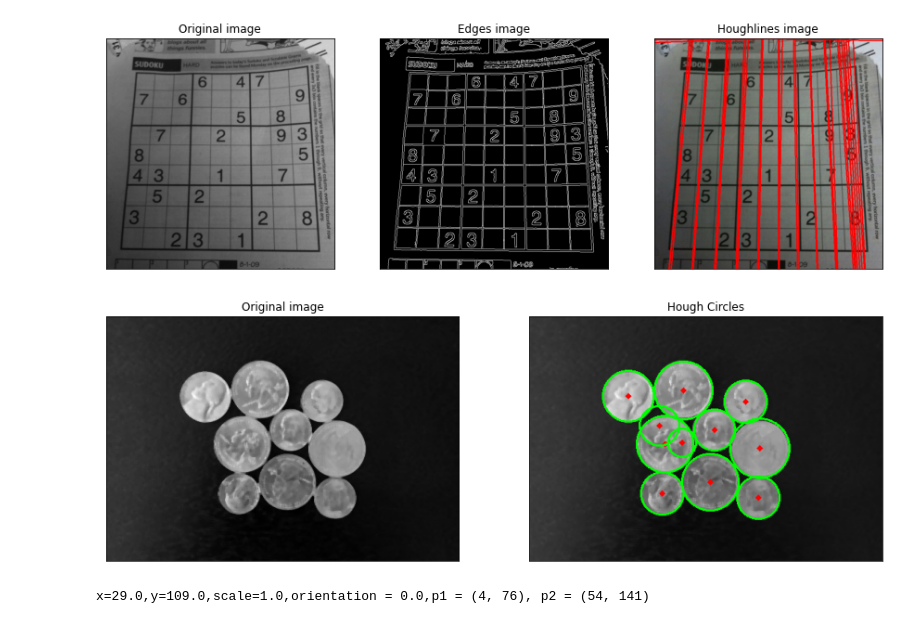
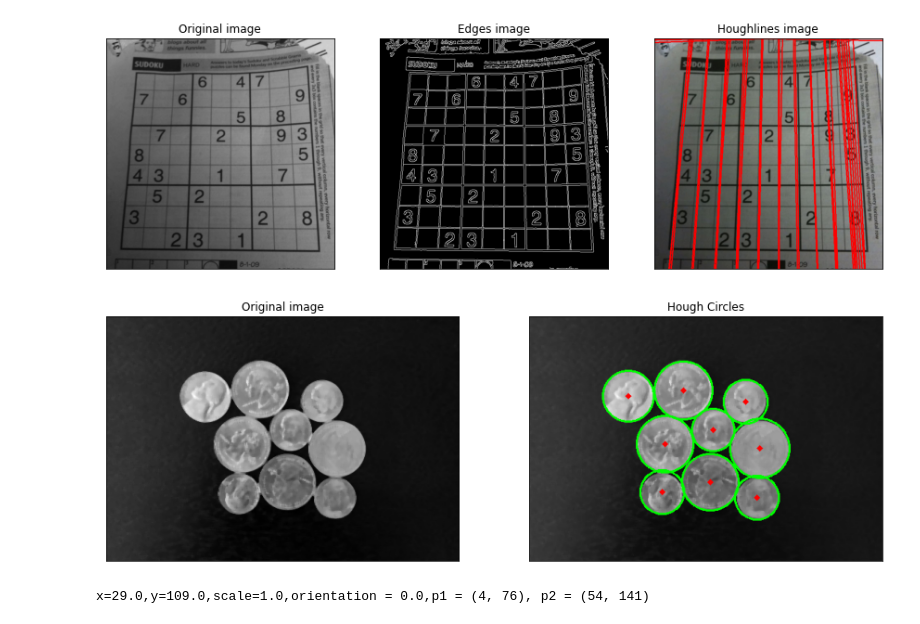
Before and after one commit to induwarasenadheera/EN2550---Fundamental-of-Image-Processing, a Jupyter notebook: Lecture 6.ipynb, the cells around one changed output. Drawn from its saved outputs; the diff is of its cells as text; code cells hidden in the pictures.

```diff
--- a/Lecture 6.ipynb
+++ b/Lecture 6.ipynb
@@ -40,30 +40,30 @@ plt.show()
 # %%
 # Question 02
 import cv2 as cv
 import numpy as np
 import matplotlib.pyplot as plt
 img = cv.imread(r'.\Images\coins.jpg',0)
 img = cv.medianBlur(img,5)
 cimg = cv.cvtColor(img,cv.COLOR_GRAY2BGR)
 circles = cv.HoughCircles(img,cv.HOUGH_GRADIENT,1,20,
-                            param1=150,param2=20,minRadius=20,maxRadius=50)
+                            param1=150,param2=20,minRadius=30,maxRadius=50)
 circles = np.uint16(np.around(circles))
 for i in circles[0,:]:
     # draw the outer circle
     cv.circle(cimg,(i[0],i[1]),i[2],(0,255,0),2)
     # draw the center of the circle
     cv.circle(cimg,(i[0],i[1]),2,(0,0,255),3)
 
 fig, ax = plt.subplots(1,2, figsize = (15,15))
 ax[0].imshow(img,"gray")
 ax[0].set_title('Original image')
 ax[0].set_xticks([]), ax[0].set_yticks([])
 ax[1].imshow(cv.cvtColor(cimg, cv.COLOR_BGR2RGB))
 ax[1].set_title('Hough Circles')
 ax[1].set_xticks([]), ax[1].set_yticks([])
 plt.show()
 # %% [output]
-[figure, old version]
+[figure, new version]
 # %%
 # Question 03
 import cv2 as cv
```
Also changed, not shown: parts of 1 cell of this notebook, 5 other files.
